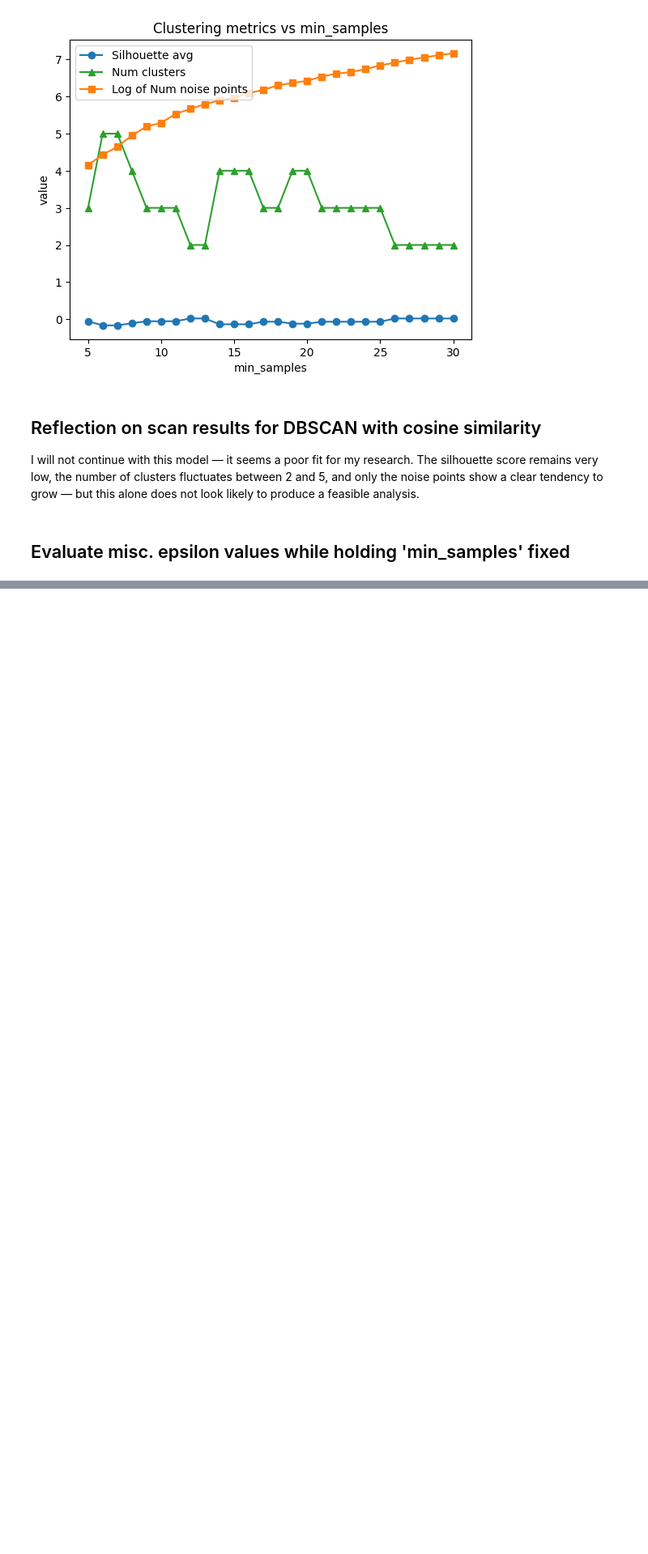
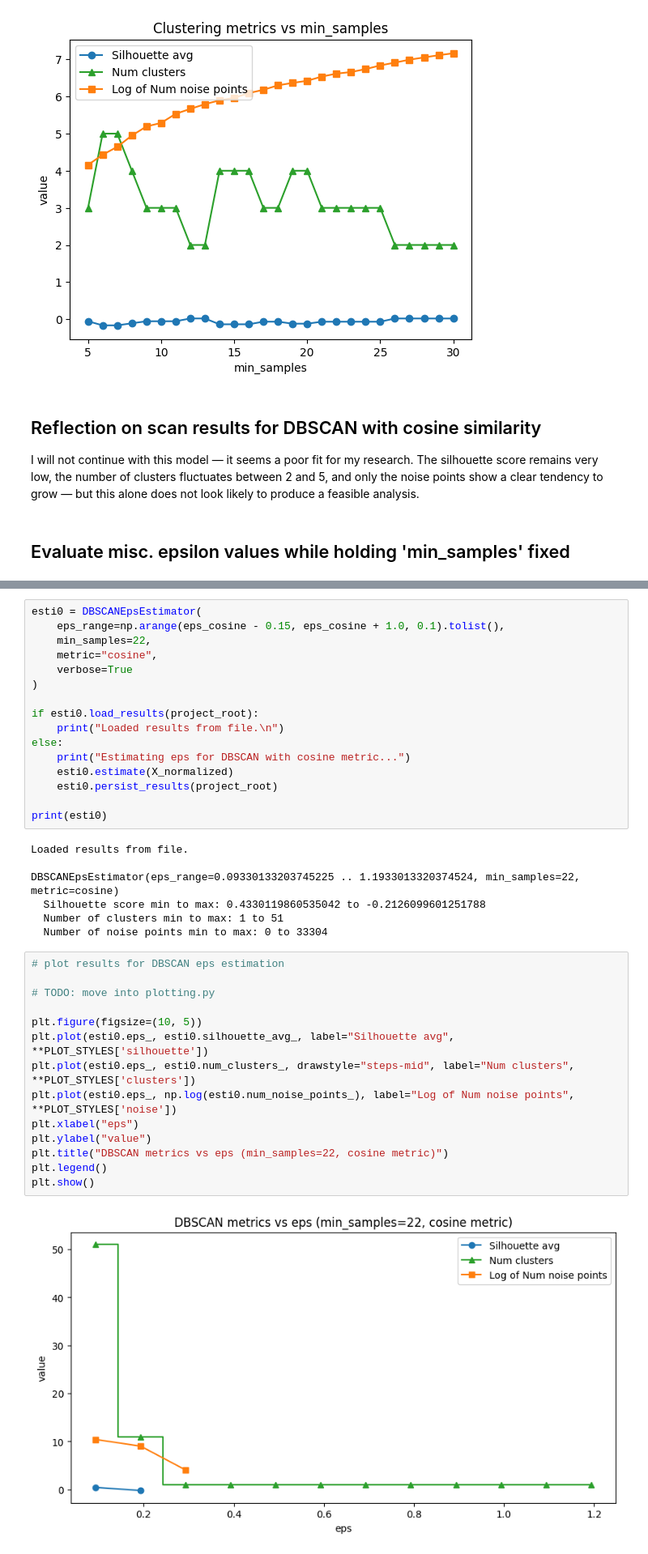
Before and after one commit to smnsht/unusual-customer-purchasing, a Jupyter notebook: notebooks/04_CustomerSegmentation.ipynb, the cells around one changed output, grey strips where cells are left out. Shown at 81% size. Drawn from its saved outputs; the diff is of its cells as text; blank space fills up the shorter version.

```diff
--- a/notebooks/04_CustomerSegmentation.ipynb
+++ b/notebooks/04_CustomerSegmentation.ipynb
@@ -493,0 +532,39 @@ DBSCAN Evaluation:
+# %%
+esti0 = DBSCANEpsEstimator(
+    eps_range=np.arange(eps_cosine - 0.15, eps_cosine + 1.0, 0.1).tolist(),
+    min_samples=22,
+    metric="cosine",
+    verbose=True
+)
+
+if esti0.load_results(project_root):
+    print("Loaded results from file.\n")
+else:
+    print("Estimating eps for DBSCAN with cosine metric...")
+    esti0.estimate(X_normalized)
+    esti0.persist_results(project_root)
+
+print(esti0)
+# %% [output]
+Loaded results from file.
+
+DBSCANEpsEstimator(eps_range=0.09330133203745225 .. 1.1933013320374524, min_samples=22, metric=cosine)
+  Silhouette score min to max: 0.4330119860535042 to -0.2126099601251788
+  Number of clusters min to max: 1 to 51
+  Number of noise points min to max: 0 to 33304
+# %%
+# plot results for DBSCAN eps estimation
+
+# TODO: move into plotting.py
+
+plt.figure(figsize=(10, 5))
+plt.plot(esti0.eps_, esti0.silhouette_avg_, label="Silhouette avg", **PLOT_STYLES['silhouette'])
+plt.plot(esti0.eps_, esti0.num_clusters_, drawstyle="steps-mid", label="Num clusters", **PLOT_STYLES['clusters'])
+plt.plot(esti0.eps_, np.log(esti0.num_noise_points_), label="Log of Num noise points", **PLOT_STYLES['noise'])
+plt.xlabel("eps")
+plt.ylabel("value")
+plt.title("DBSCAN metrics vs eps (min_samples=22, cosine metric)")
+plt.legend()
+plt.show()
+# %% [output]
+[figure, added]
```
Also changed, not shown: parts of 7 cells of this notebook, 1 other file.
